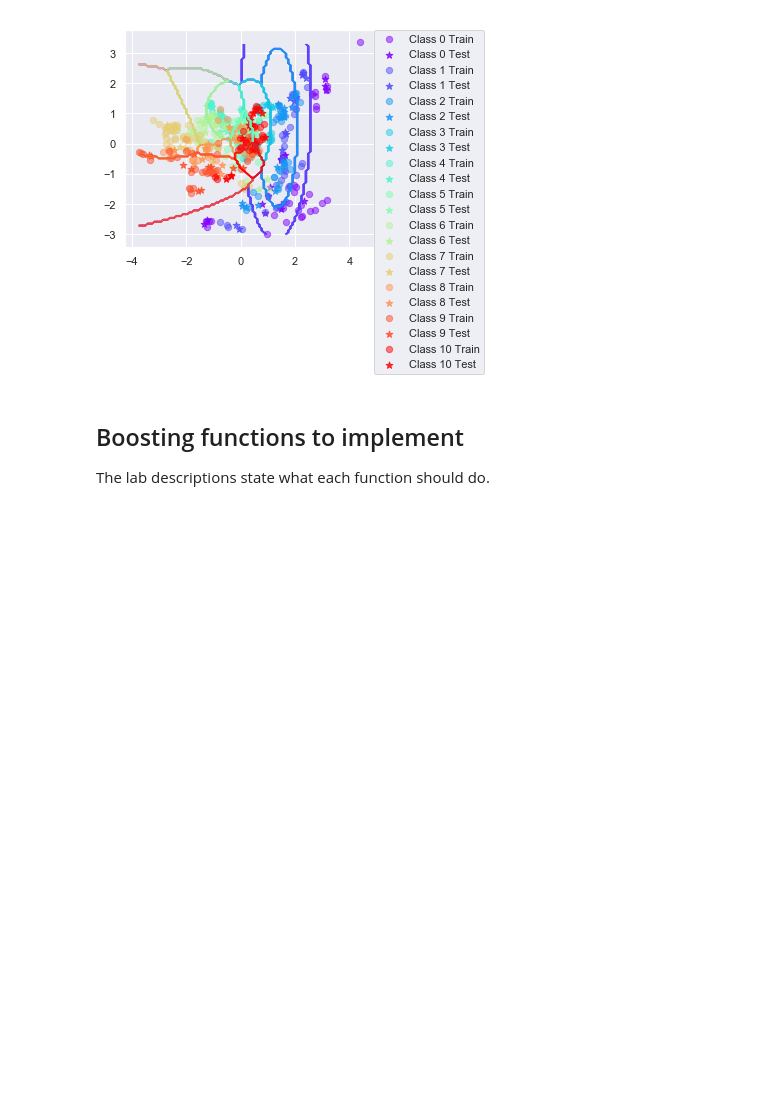
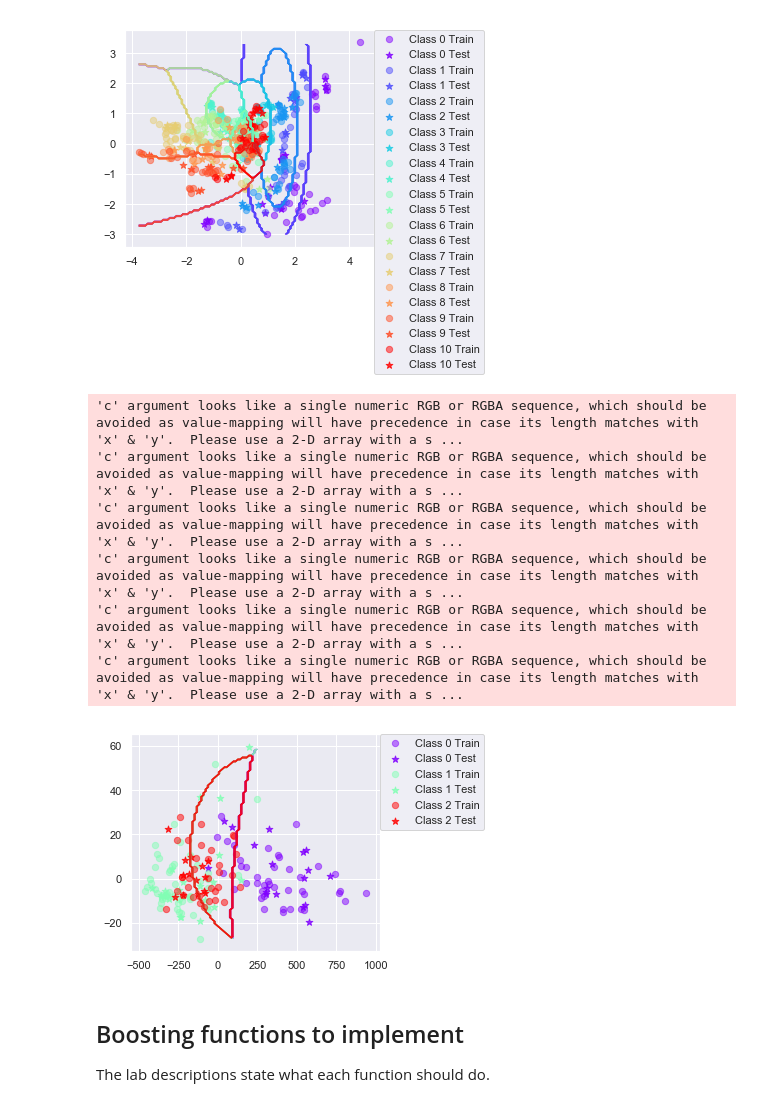
Before and after one commit to thnganguyen/machine-learning-KTH-DD2421, a Jupyter notebook: Bayesian_Boosting/lab3_N.ipynb, the cells around one changed output. Cells and saved outputs as stored; diff of their text form; code cells hidden in the pictures; blank space fills up the shorter version.

Commit message:
modify classifyBayes and add test for wine data

```diff
--- a/Bayesian_Boosting/lab3_N.ipynb
+++ b/Bayesian_Boosting/lab3_N.ipynb
@@ -96,9 +96,11 @@ def classifyBayes(X, prior, mu, sigma):
     # TODO: fill in the code to compute the log posterior logProb!
     # ==========================
     for jdx in range(Nclasses):
-        for i in range(Npts):
-            cov = np.dot((X[i,:]-mu[jdx,:])/np.diag(sigma[jdx,:,:]),(X[i,:]-mu[jdx,:]))
-            logProb[jdx,i] = -np.log(np.prod(np.diag(sigma[jdx,:,:])))/2. - cov/2. + np.log(prior[jdx])
+        temp = np.sum((X-mu[jdx,:])/np.diag(sigma[jdx,:,:])*(X-mu[jdx,:]), axis=1)
+        logProb[jdx,:] = -np.log(np.prod(np.diag(sigma[jdx,:,:])))/2. - temp/2. + np.log(prior[jdx])
+        #for i in range(Npts):
+        #    cov = np.dot((X[i,:]-mu[jdx,:])/np.diag(sigma[jdx,:,:]),(X[i,:]-mu[jdx,:]))
+        #    logProb[jdx,i] = -np.log(np.prod(np.diag(sigma[jdx,:,:])))/2. - cov/2. + np.log(prior[jdx])
     # ==========================
 
     # one possible way of finding max a-posteriori once
@@ -212,6 +228,17 @@ plotBoundary(BayesClassifier(), dataset='vowel',split=0.7)
 'c' argument looks like a single numeric RGB or RGBA sequence, which should be avoided as value-mapping will have precedence in case its length matches with 'x' & 'y'.  Please use a 2-D array with a s ...
 'c' argument looks like a single numeric RGB or RGBA sequence, which should be avoided as value-mapping will have precedence in case its length matches with 'x' & 'y'.  Please use a 2-D array with a s ...
 [figure]
+# %%
+%matplotlib inline
+plotBoundary(BayesClassifier(), dataset='wine',split=0.7)
+# %% [output]
+'c' argument looks like a single numeric RGB or RGBA sequence, which should be avoided as value-mapping will have precedence in case its length matches with 'x' & 'y'.  Please use a 2-D array with a s ...
+'c' argument looks like a single numeric RGB or RGBA sequence, which should be avoided as value-mapping will have precedence in case its length matches with 'x' & 'y'.  Please use a 2-D array with a s ...
+'c' argument looks like a single numeric RGB or RGBA sequence, which should be avoided as value-mapping will have precedence in case its length matches with 'x' & 'y'.  Please use a 2-D array with a s ...
+'c' argument looks like a single numeric RGB or RGBA sequence, which should be avoided as value-mapping will have precedence in case its length matches with 'x' & 'y'.  Please use a 2-D array with a s ...
+'c' argument looks like a single numeric RGB or RGBA sequence, which should be avoided as value-mapping will have precedence in case its length matches with 'x' & 'y'.  Please use a 2-D array with a s ...
+'c' argument looks like a single numeric RGB or RGBA sequence, which should be avoided as value-mapping will have precedence in case its length matches with 'x' & 'y'.  Please use a 2-D array with a s ...
+[figure, added]
 # %% [markdown]
 ## Boosting functions to implement
 
```
Also changed, not shown: parts of 13 cells of this notebook.
